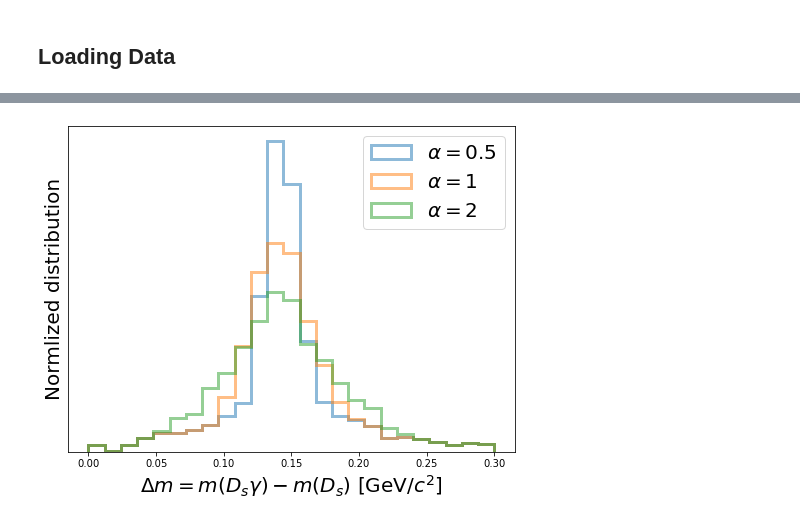
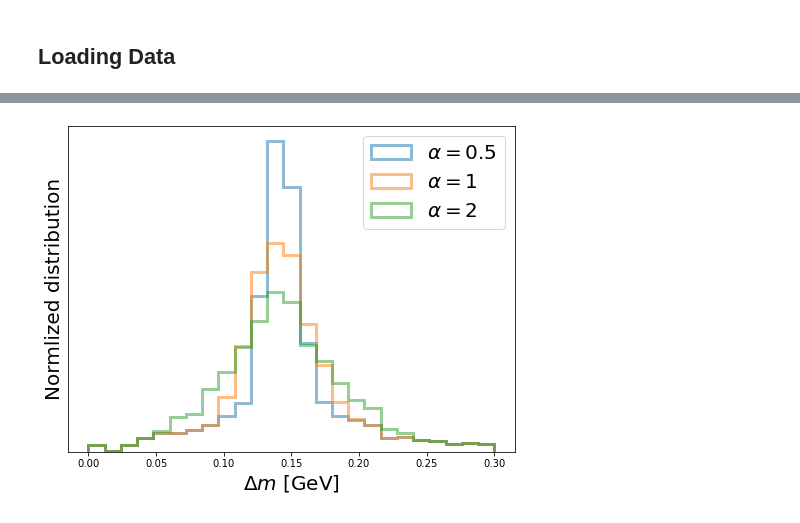
Before and after one commit to ansonkwokth/LFUV_Z-pole, a Jupyter notebook: RDs/TagPhoton.ipynb, the cells around one changed output, grey strips where cells are left out. Drawn from its saved outputs; the diff is of its cells as text; code cells hidden in the pictures.

```diff
--- a/RDs/TagPhoton.ipynb
+++ b/RDs/TagPhoton.ipynb
@@ -14,13 +14,13 @@ warnings.filterwarnings("ignore")
 epsilon_pimu = 1/100
 
 
-modes_dt = {0: {'mode': './features/DsTauNu_10Noise.root', 'yields': 5.17e5},
-            1: {'mode': './features/DsMuNu_10Noise.root', 'yields': 8.94e6},
-            2: {'mode': './features/DsstarTauNu_10Noise.root', 'yields': 8.16e5},
-            3: {'mode': './features/DsstarMuNu_10Noise.root', 'yields': 1.89e7},
-            4: {'mode': './features/RDsInclusive_10Noise.root', 'yields': 2.78e6},
-            5: {'mode': './features/RDsCombCascade_10Noise.root', 'yields': 8.55e6},
-            6: {'mode': './features/RDsMisID_10Noise.root', 'yields': epsilon_pimu*8.51e7}
+modes_dt = {0: {'mode': './features/DsTauNu_10Noise.root', 'yields': 4.97e5},
+            1: {'mode': './features/DsMuNu_10Noise.root', 'yields': 8.68e6},
+            2: {'mode': './features/DsstarTauNu_10Noise.root', 'yields': 7.90e5},
+            3: {'mode': './features/DsstarMuNu_10Noise.root', 'yields': 1.84e7},
+            4: {'mode': './features/RDsInclusive_10Noise.root', 'yields': 2.72e6},
+            5: {'mode': './features/RDsCombCascade_10Noise.root', 'yields': 8.72e6},
+            6: {'mode': './features/RDsMisID_10Noise.root', 'yields': epsilon_pimu*8.50e7}
            }
 # %%
 def load_train_test(modes_dt, size=0.5):
@@ -32,7 +32,8 @@ def load_train_test(modes_dt, size=0.5):
     # loop over different modes
     for i, (k, v) in enumerate(modes_dt.items()):
         file = uproot.open(v['mode'])
-        df_i = file['t'].pandas.df()
+#         df_i = file['t'].pandas.df()
+        df_i = pd.DataFrame(np.array(file['t']['features'].array()))
         df_i['target'] = i    # add the target label
         df_i['weight'] = v['yields']/len(df_i)
         num_lt.append(len(df_i))
@@ -237,20 +253,20 @@ df_train0_ = df_train05[(df_train0.target<=3)]
 # %%
 f = plt.figure(figsize=(8,6))
 ax1 = plt.subplot(111)
 range_=[0, 0.3]
 bins_ = 25
 
-# ax1.hist(df_train01_['DeltaM'], weights=df_train01_['weight']/(df_train01_['weight'].sum()), bins=bins_, range=range_, histtype='step', density=True, lw=3, label=r'$\alpha=0.5$', alpha=0.5);
-ax1.hist(df_train05_['DeltaM'], weights=df_train05_['weight']/(df_train05_['weight'].sum()), bins=bins_, range=range_, histtype='step', density=True, lw=3, label=r'$\alpha=0.5$', alpha=0.5);
-ax1.hist(df_train_['DeltaM'], weights=df_train_['weight']/(df_train_['weight'].sum()), bins=bins_, range=range_, histtype='step', density=True, lw=3, label=r'$\alpha=1$', alpha=0.5);
-ax1.hist(df_train2_['DeltaM'], weights=df_train2_['weight']/(df_train2_['weight'].sum()), bins=bins_, range=range_, histtype='step', density=True, lw=3, label=r'$\alpha=2$', alpha=0.5);
+# ax1.hist(df_train01_['DeltaM'], weights=df_train01_['weight']/(df_train01_['weight'].sum()), bins=bins_, range=range_, histtype='step', lw=3, label=r'$\alpha=0.5$', alpha=0.5);
+ax1.hist(df_train05_['DeltaM'], weights=df_train05_['weight']/(df_train05_['weight'].sum()), bins=bins_, range=range_, histtype='step', lw=3, label=r'$\alpha=0.5$', alpha=0.5);
+ax1.hist(df_train_['DeltaM'], weights=df_train_['weight']/(df_train_['weight'].sum()), bins=bins_, range=range_, histtype='step', lw=3, label=r'$\alpha=1$', alpha=0.5);
+ax1.hist(df_train2_['DeltaM'], weights=df_train2_['weight']/(df_train2_['weight'].sum()), bins=bins_, range=range_, histtype='step', lw=3, label=r'$\alpha=2$', alpha=0.5);
 
 
 ax1.set_ylabel('Normlized distribution', fontsize=20)
-ax1.set_xlabel(r'$\Delta m=m(D_s\gamma)-m(D_s)$ [GeV$/c^2$]', fontsize=20)
+ax1.set_xlabel(r'$\Delta m$ [GeV]', fontsize=20)
 ax1.set_yticks([])
 ax1.legend(loc=1, fontsize=20)
 
 f.savefig('./figures/Dsdeltam_alphas')
 # %% [output]
-[figure, old version]
+[figure, new version]
```
Also changed, not shown: parts of 10 cells of this notebook, 6 other files.
